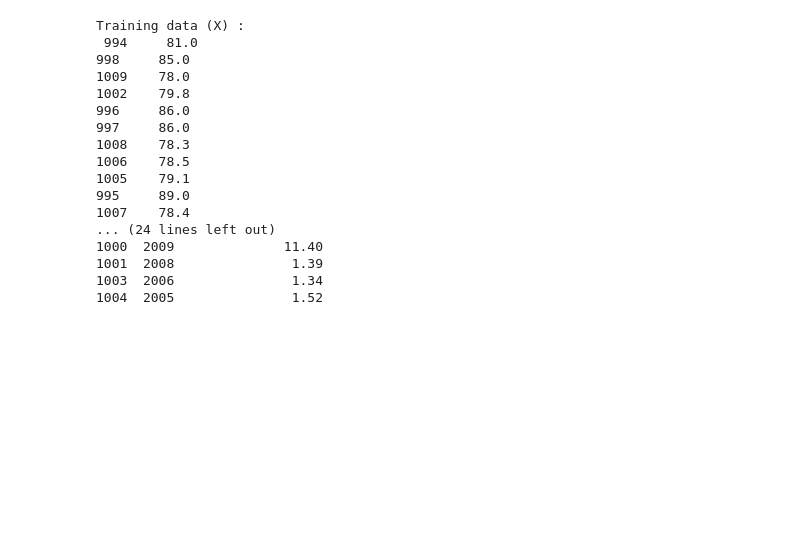
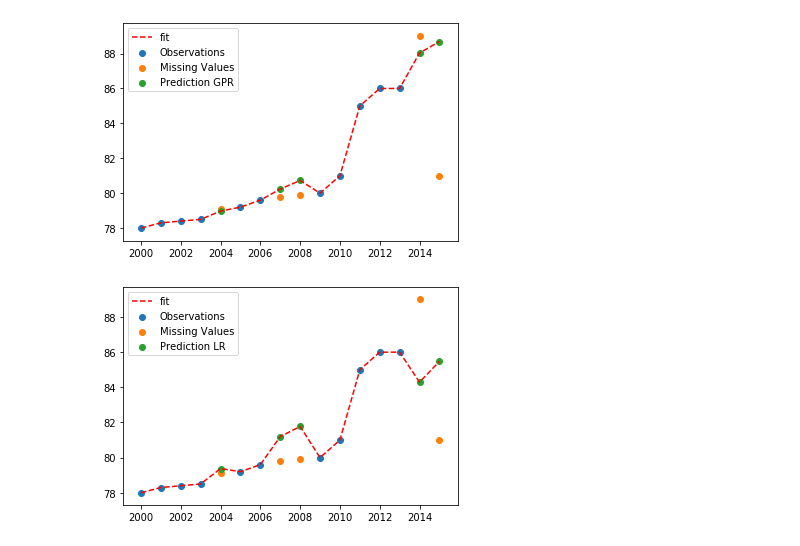
Before and after one commit to mihirm05/Gaussian-Process, a Jupyter notebook: src/MultipleFeatureAnalysis.ipynb, the cells around one changed output. Drawn from its saved outputs; the diff is of its cells as text; code cells hidden in the pictures; blank space fills up the shorter version.

```diff
--- a/src/MultipleFeatureAnalysis.ipynb
+++ b/src/MultipleFeatureAnalysis.ipynb
@@ -26,47 +26,31 @@ np.set_printoptions(suppress=True)
 #reading data from csv
 df = pd.read_csv('datasets_12603_17232_Life Expectancy Data.csv')
 df.fillna(df.mean(), inplace=True)
-# Quantity variation of 3 countries (Germany, Netherlands, Spain)
+
 # change here
 country = 'Germany'
 countryQuantity = 'Life expectancy'
 countryDataFrame = countryDF(country, df)
 
+# train test split
 randomRowsTrain = countryDataFrame.sample(frac=0.7)
 randomRowsTest = countryDataFrame.loc[~countryDataFrame.index.isin(randomRowsTrain.index)]
 
+# train test split row numbers (to keep record of train test split in order to aid plotting)
+rowTrain = list(randomRowsTrain['Year'].get_values())
+rowTest = list(randomRowsTest['Year'].get_values())
+
+# extract data (countryQuantity) from dataframe depending on the train test split
 countryQuantityTrain = columnExtractor(randomRowsTrain, countryQuantity)
 countryQuantityTest = columnExtractor(randomRowsTest, countryQuantity)
-print('Training data (X) : \n',countryQuantityTrain)
-print('Test data (X): \n',countryQuantityTest)
+#print('Training data (X) : \n',countryQuantityTrain)
+#print('Test data (X): \n',countryQuantityTest)
 
-
-desiredFeatures = ['Year', 'Total expenditure']
+# extract data (allFeatures) from dataframe depending on the train test split
+desiredFeatures = ['Year', 'Total expenditure', 'BMI']
 allFeaturesTrain = variableColumnExtractor(randomRowsTrain, desiredFeatures)
 allFeaturesTest = variableColumnExtractor(randomRowsTest, desiredFeatures)
-print('Training data (Y): \n',allFeaturesTrain)
-print('Test data (Y): \n',allFeaturesTest)
-
-#df_percent = df.sample(frac=0.7)
-#df_rest = df.loc[~df.index.isin(df_percent.index)]
-#countryQuantityTrain, yearsTrain, countryQuantityTest, yearsTest
+#print('Training data (Y): \n',allFeaturesTrain)
+#print('Test data (Y): \n',allFeaturesTest)
-# %% [output]
-Training data (X) :
- 994     81.0
-998     85.0
-1009    78.0
-1002    79.8
-996     86.0
-997     86.0
-1008    78.3
-1006    78.5
-1005    79.1
-995     89.0
-1007    78.4
-... (24 lines left out)
-1000  2009              11.40
-1001  2008               1.39
-1003  2006               1.34
-1004  2005               1.52
 # %%
 ##Gaussian regression analysis
@@ -115,0 +70,35 @@ plt.show()
+# %%
+predictValLR = list(zip(rowTest, list(countryQuantityPredictLR)))
+predictValLR.sort()
+
+predictValGPR = list(zip(rowTest, list(countryQuantityPredict)))
+predictValGPR.sort()
+
+trainVal = list(zip(rowTrain, list(countryQuantityTrain)))
+trainVal.sort()
+
+valLR = trainVal + predictValLR
+valLR.sort(key = lambda x: x[0])
+
+valGPR = trainVal + predictValGPR
+valGPR.sort(key = lambda x: x[0])
+
+years, LR = zip(*valLR)
+years, GPR = zip(*valGPR)
+
+plt.plot(years, GPR,'r--',label='fit')
+plt.scatter(rowTrain,countryQuantityTrain,label='Observations')
+plt.scatter(rowTest,countryQuantityTest,label='Missing Values')
+plt.scatter(rowTest,countryQuantityPredict,label='Prediction GPR')
+plt.legend()
+plt.show()
+
+plt.plot(years, LR,'r--',label='fit')
+plt.scatter(rowTrain,countryQuantityTrain,label='Observations')
+plt.scatter(rowTest,countryQuantityTest,label='Missing Values')
+plt.scatter(rowTest,countryQuantityPredictLR,label='Prediction LR')
+plt.legend()
+plt.show()
+# %% [output]
+[figure, added]
+[figure, added]
```
Also changed, not shown: parts of 4 cells of this notebook, 1 other file.
